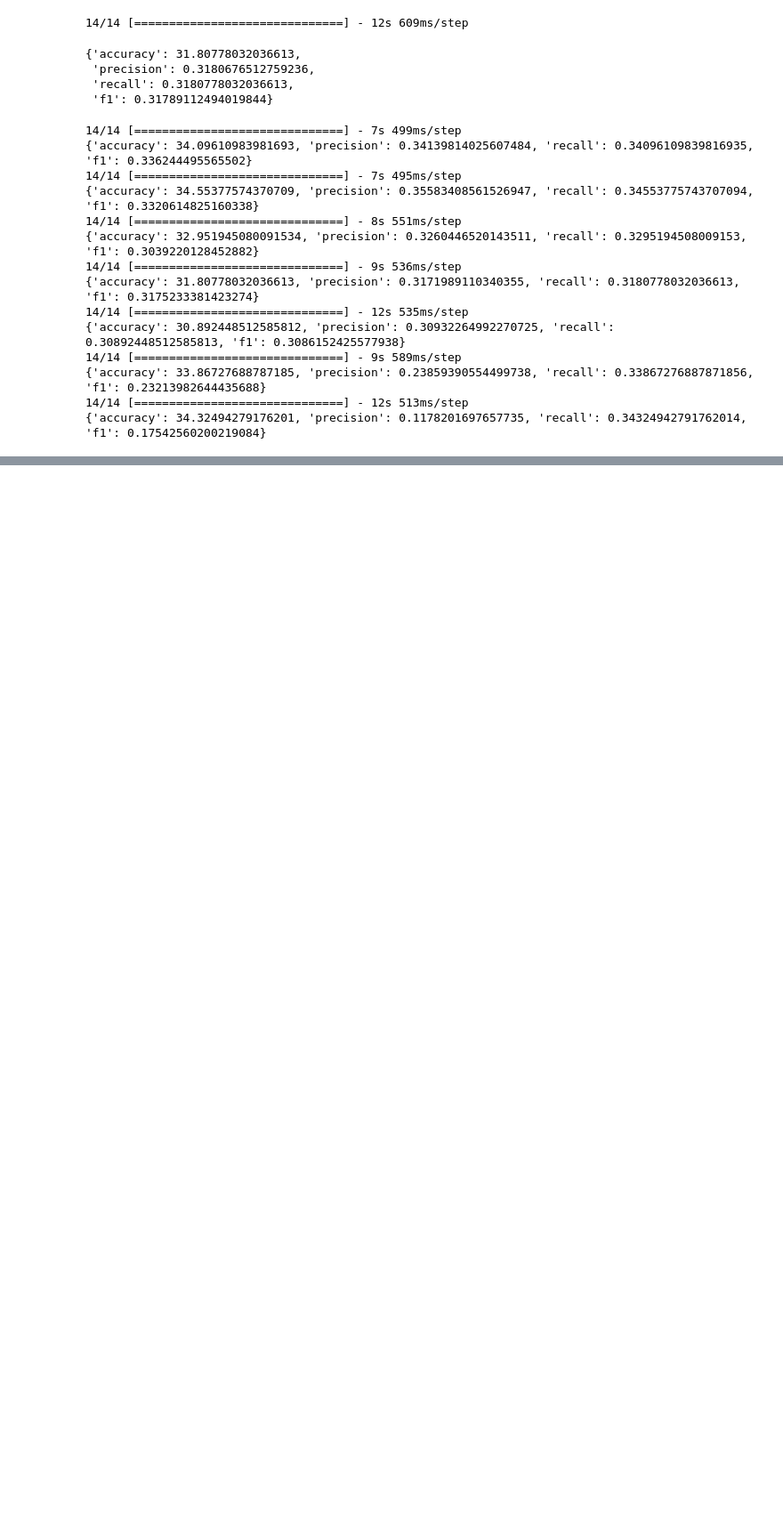
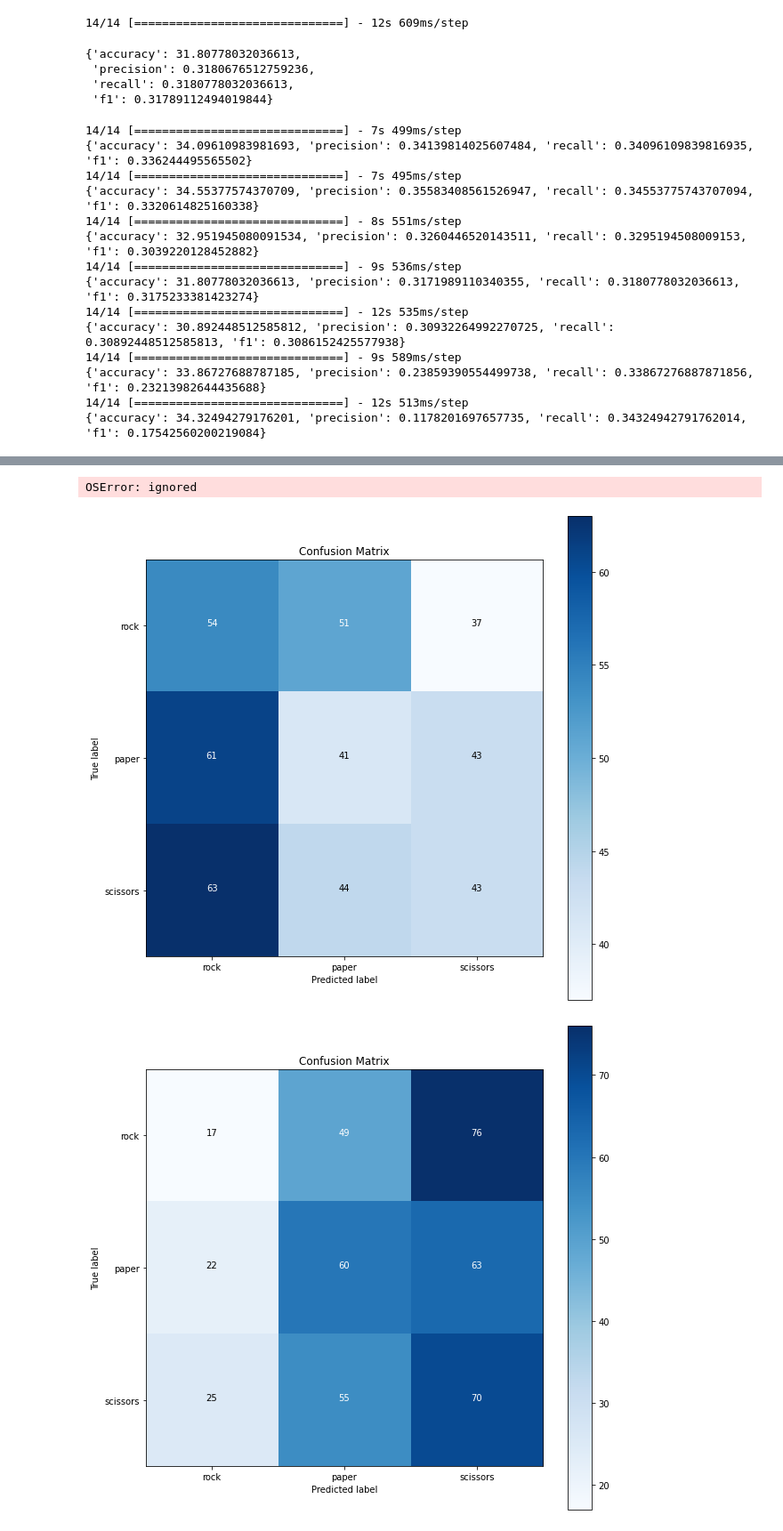
Before and after one commit to prp20/tensorflow_learning, a Jupyter notebook: practice_notebooks/Rock_paper_scissors_dataset.ipynb, the cells around one changed output, grey strips where cells are left out. Shown at 89% size. Drawn from its saved outputs; the diff is of its cells as text; code cells hidden in the pictures; blank space fills up the shorter version.

```diff
--- a/practice_notebooks/Rock_paper_scissors_dataset.ipynb
+++ b/practice_notebooks/Rock_paper_scissors_dataset.ipynb
@@ -512,0 +590,11 @@ for file in os.listdir("/content/saved_models/rps_dataset/"):
+# %%
+classes = ['rock', 'paper', 'scissors']
+count = 0
+for file in os.listdir("/content/saved_models/rps_dataset/"):
+  new_model=tf.keras.models.load_model(f"/content/saved_models/rps_dataset/{file}")
+  res = new_model.predict(val_data_multi)
+  res = tf.argmax(res, axis=1)
+  print(calculate_results(y_true, res))
+  count = count + 1
+  make_confusion_matrix(y_true, res, f"/content/saved_models/{count}.png", classes, figsize=(10, 10), text_size=10, savefig = True)
+# %% [output]
@@ -512,0 +615,3 @@ for file in os.listdir("/content/saved_models/rps_dataset/"):
+OSError: ignored
+[figure, added]
+[figure, added]
```
Also changed, not shown: parts of 2 cells of this notebook.
